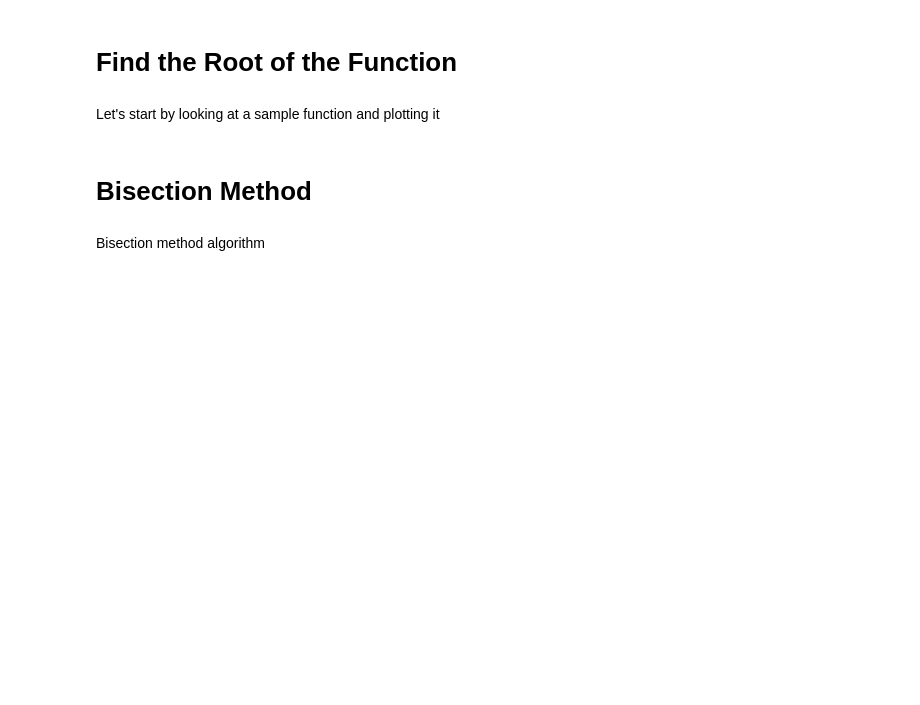
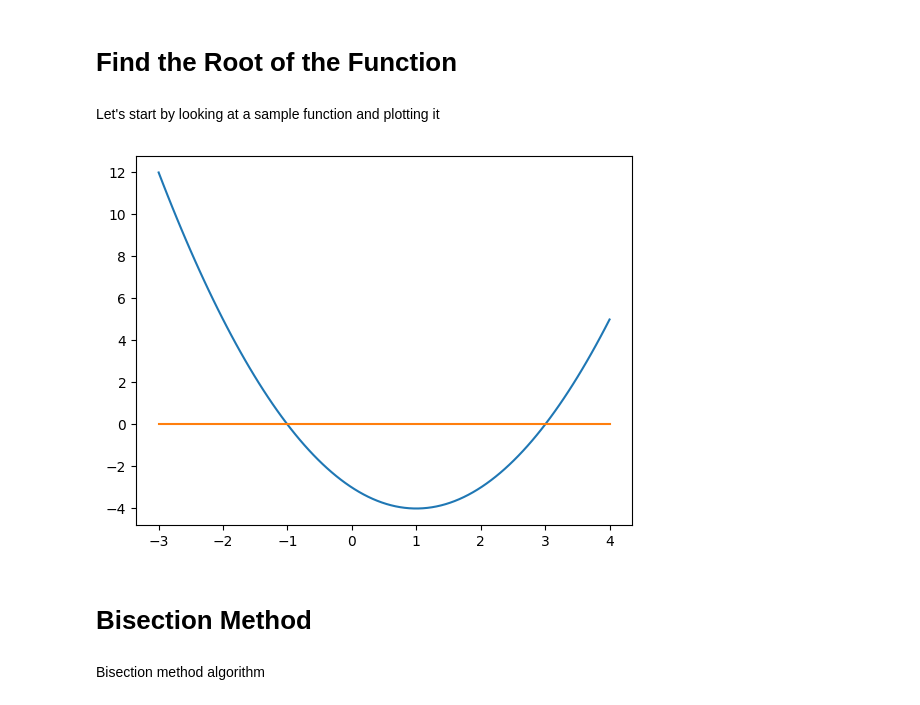
Before and after one commit to diegosol127/AERO-222-Numerical-Methods, a Jupyter notebook: Lab/Lab2/AERO_222_Lab_2_Mon.ipynb, the cells around one changed output. Cells and saved outputs as stored; diff of their text form; code cells hidden in the pictures; blank space fills up the shorter version.

```diff
--- a/Lab/Lab2/AERO_222_Lab_2_Mon.ipynb
+++ b/Lab/Lab2/AERO_222_Lab_2_Mon.ipynb
@@ -11,15 +11,23 @@ Let's start by looking at a sample function and plotting it
 # %%
 # original function
 def f(x):
-    return 0
+    return x**2 - 2*x - 3
 
 # first derivative
 def df(x):
-    return 0
+    return 2*x - 2
 
 # second derivative
 def ddf(x):
-    return 0
+    return 2
+
+x = np.linspace(-3,4,100)
+
+plt.plot(x,f(x))
+plt.plot(x,np.zeros_like(x))
+plt.show()
+# %% [output]
+[figure, added]
 # %% [markdown]
 # Bisection Method
 # %% [markdown]
```
Also changed, not shown: parts of 17 cells of this notebook.
